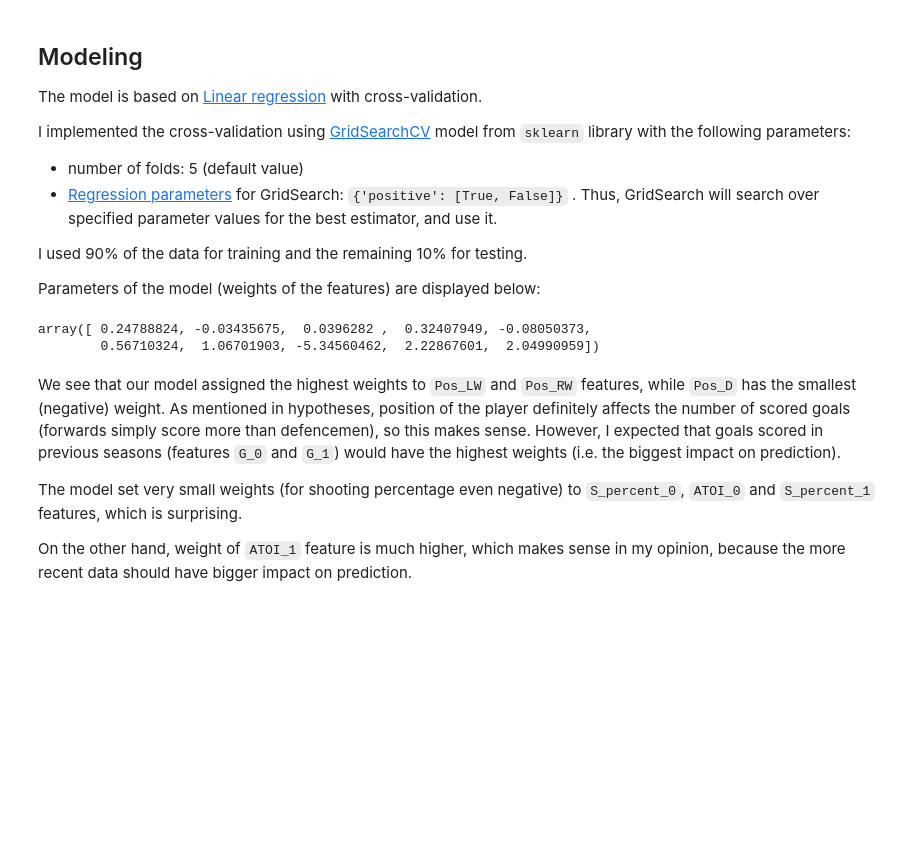
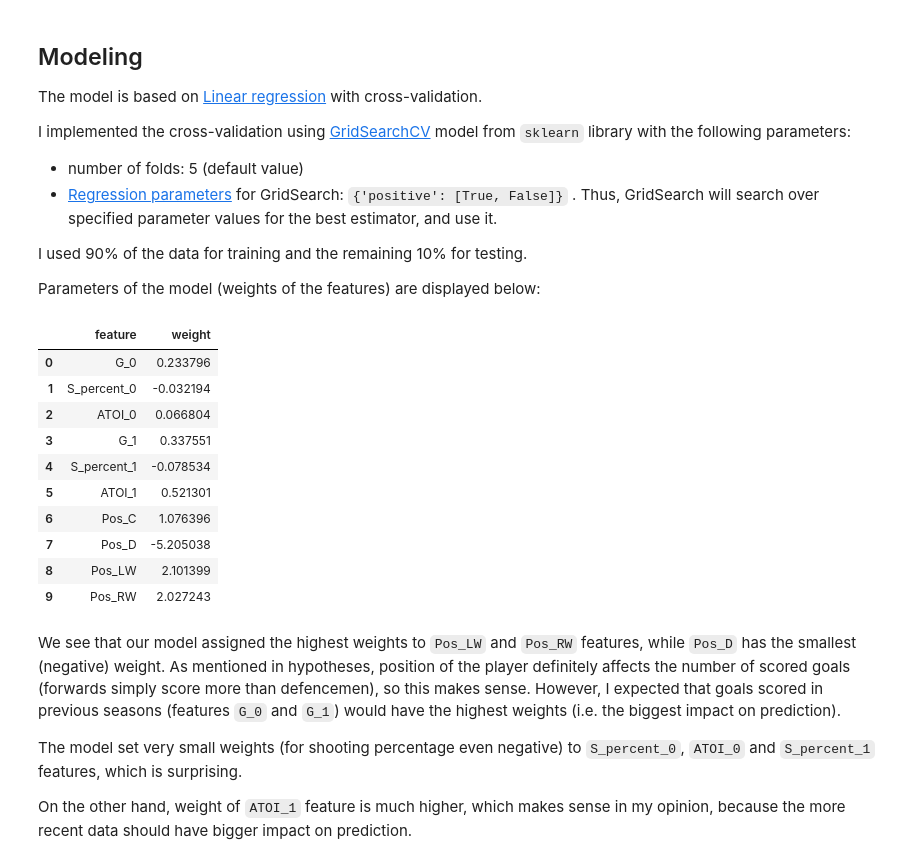
Before and after one commit to VL-CZ/NDBI048-data-science, a Jupyter notebook: homework/NHL-data-report.ipynb, the cells around one changed output. Drawn from its saved outputs; the diff is of its cells as text; code cells hidden in the pictures; blank space fills up the shorter version.

```diff
--- a/homework/NHL-data-report.ipynb
+++ b/homework/NHL-data-report.ipynb
@@ -365,11 +365,24 @@ X_train, X_test, y_train, y_test = train_test_split(players_agg, targets, train_
 parameters = {'positive': [True, False]}
 
 model = GridSearchCV(LinearRegression(), parameters, scoring="neg_root_mean_squared_error").fit(X_train, y_train)
-
-model.best_estimator_.coef_
-# %% [output]
-array([ 0.24788824, -0.03435675,  0.0396282 ,  0.32407949, -0.08050373,
-        0.56710324,  1.06701903, -5.34560462,  2.22867601,  2.04990959])
+# %%
+feature_weights = pd.DataFrame({'feature' : []})
+feature_weights["feature"] = players_agg.columns
+feature_weights["weight"] = model.best_estimator_.coef_
+
+feature_weights
+# %% [output]
+|  | feature | weight |
+| 0 | G_0 | 0.233796 |
+| 1 | S_percent_0 | -0.032194 |
+| 2 | ATOI_0 | 0.066804 |
+| 3 | G_1 | 0.337551 |
+| 4 | S_percent_1 | -0.078534 |
+| 5 | ATOI_1 | 0.521301 |
+| 6 | Pos_C | 1.076396 |
+| 7 | Pos_D | -5.205038 |
+| 8 | Pos_LW | 2.101399 |
+| 9 | Pos_RW | 2.027243 |
 # %% [markdown]
 We see that our model assigned the highest weights to `Pos_LW` and `Pos_RW` features, while `Pos_D` has the smallest (negative) weight.
 As mentioned in hypotheses, position of the player definitely affects the number of scored goals (forwards simply score more than defencemen), so this makes sense. However, I expected that goals scored in previous seasons (features `G_0` and `G_1`) would have the highest weights (i.e. the biggest impact on prediction).
```
Also changed, not shown: parts of 6 cells of this notebook.
